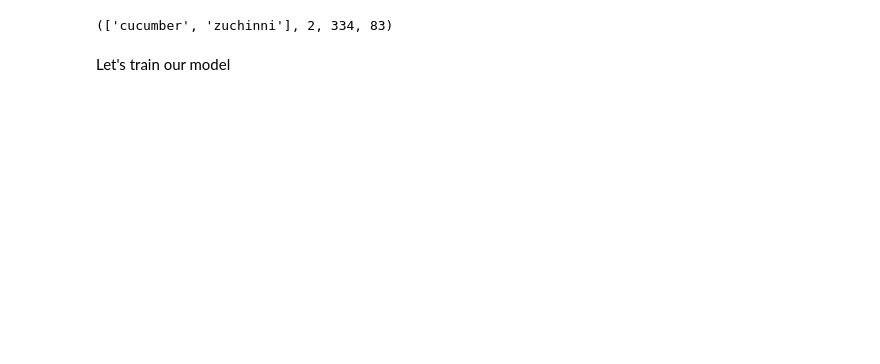
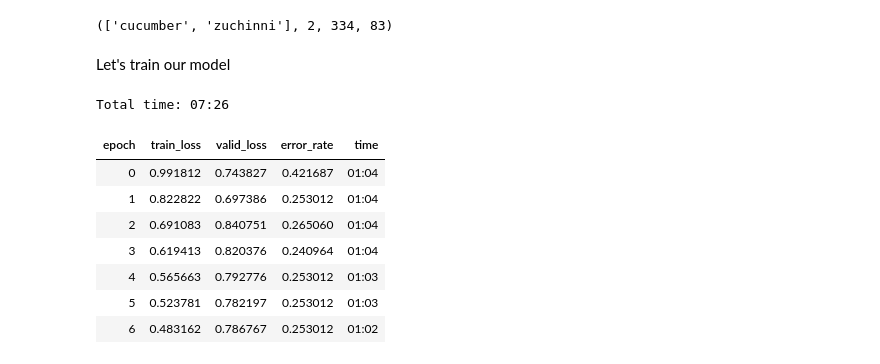
Before and after one commit to imnmo/notesForDl, a Jupyter notebook: cucumber-zuchinni-classifier.ipynb, the cells around one changed output. Saved outputs shown, nothing was run; the diff lists cells and outputs as text; code cells hidden in the pictures; blank space fills up the shorter version.

```diff
--- a/cucumber-zuchinni-classifier.ipynb
+++ b/cucumber-zuchinni-classifier.ipynb
@@ -60,3 +60,15 @@ data.classes, data.c, len(data.train_ds), len(data.valid_ds) # here the validati
 Let's train our model
 # %%
 learn = cnn_learner(data, models.resnet34, metrics=error_rate)
+# %%
+learn.fit_one_cycle(7)
+# %% [output]
+Total time: 07:26
+| epoch | train_loss | valid_loss | error_rate | time |
+| 0 | 0.991812 | 0.743827 | 0.421687 | 01:04 |
+| 1 | 0.822822 | 0.697386 | 0.253012 | 01:04 |
+| 2 | 0.691083 | 0.840751 | 0.265060 | 01:04 |
+| 3 | 0.619413 | 0.820376 | 0.240964 | 01:04 |
+| 4 | 0.565663 | 0.792776 | 0.253012 | 01:03 |
+| 5 | 0.523781 | 0.782197 | 0.253012 | 01:03 |
+| 6 | 0.483162 | 0.786767 | 0.253012 | 01:02 |
```
Also changed, not shown: parts of 24 cells of this notebook.
